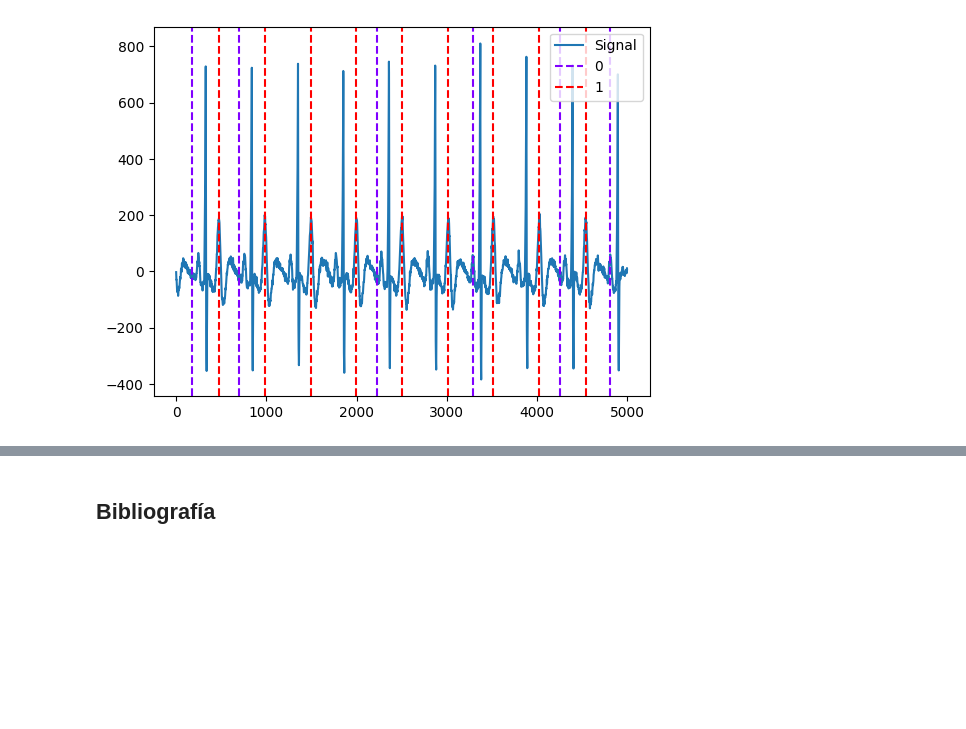
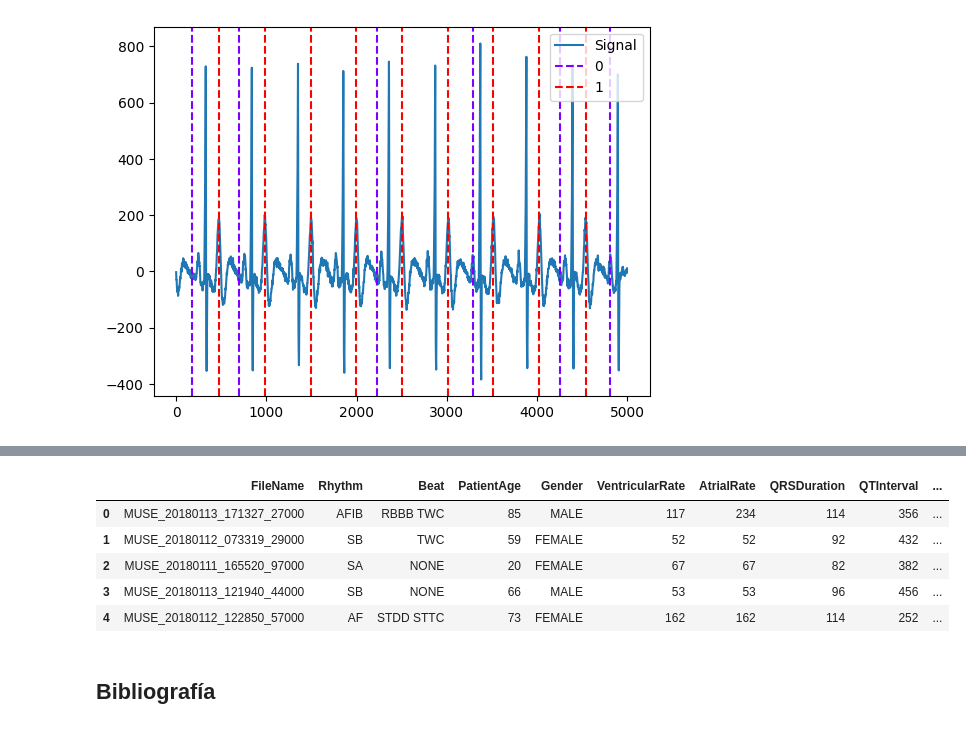
Before and after one commit to AndresBanquezBio/Biosenales, a Jupyter notebook: Proyectos/Proyecto_4/Proyecto_4_AndresBanquez_MelinaVillada.ipynb, the cells around one changed output, grey strips where cells are left out. Drawn from its saved outputs; the diff is of its cells as text; code cells hidden in the pictures; blank space fills up the shorter version.

```diff
--- a/Proyectos/Proyecto_4/Proyecto_4_AndresBanquez_MelinaVillada.ipynb
+++ b/Proyectos/Proyecto_4/Proyecto_4_AndresBanquez_MelinaVillada.ipynb
@@ -127,0 +290,11 @@ nk.events_plot([waves["ECG_P_Peaks"], waves["ECG_T_Peaks"]], ecg_cleaned)
+# %%
+diagnostics_path = '../Proyecto_3/Diagnostics.xlsx'
+diagnostics_df = pd.read_excel(diagnostics_path)
+diagnostics_df.head()
+# %% [output]
+|  | FileName | Rhythm | Beat | PatientAge | Gender | VentricularRate | AtrialRate | QRSDuration | QTInterval | ... |
+| 0 | MUSE_20180113_171327_27000 | AFIB | RBBB TWC | 85 | MALE | 117 | 234 | 114 | 356 | ... |
+| 1 | MUSE_20180112_073319_29000 | SB | TWC | 59 | FEMALE | 52 | 52 | 92 | 432 | ... |
+| 2 | MUSE_20180111_165520_97000 | SA | NONE | 20 | FEMALE | 67 | 67 | 82 | 382 | ... |
+| 3 | MUSE_20180113_121940_44000 | SB | NONE | 66 | MALE | 53 | 53 | 96 | 456 | ... |
+| 4 | MUSE_20180112_122850_57000 | AF | STDD STTC | 73 | FEMALE | 162 | 162 | 114 | 252 | ... |
```
Also changed, not shown: parts of 16 cells of this notebook, 3 other files.
